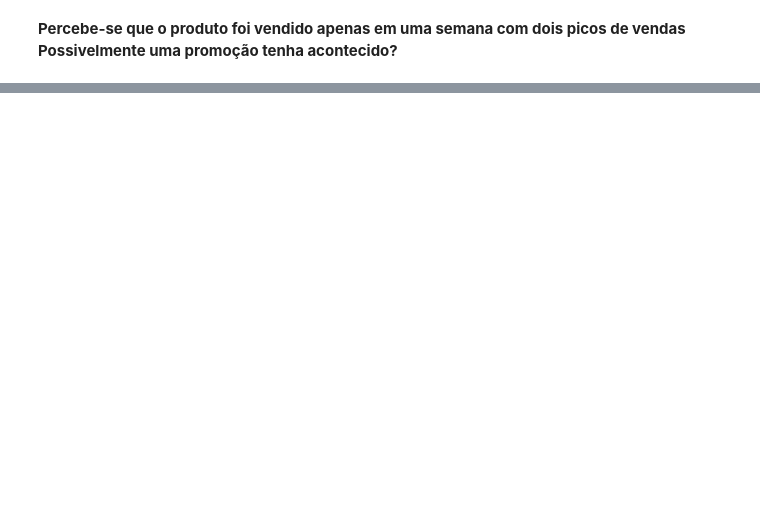
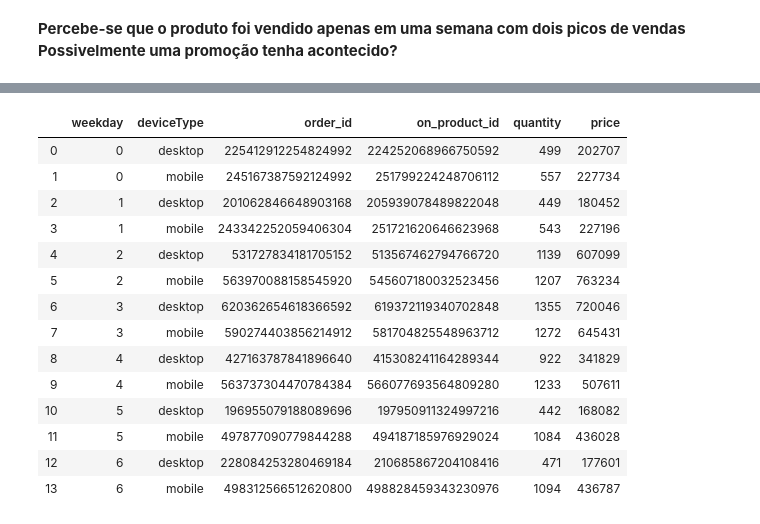
Before and after one commit to vinicvaz/Linx-DataAnalysis, a Jupyter notebook: OnlineDataAnalysis.ipynb, the cells around one changed output, grey strips where cells are left out. Cells and saved outputs as stored; diff of their text form; code cells hidden in the pictures; blank space fills up the shorter version.

```diff
--- a/OnlineDataAnalysis.ipynb
+++ b/OnlineDataAnalysis.ipynb
@@ -295,0 +342,19 @@ plt.savefig('./Images/Top-Sold.jpg', bbox_inches="tight")
+# %%
+weekday_revenue = df.groupby(['weekday','deviceType']).sum().reset_index()
+weekday_revenue
+# %% [output]
+|  | weekday | deviceType | order_id | on_product_id | quantity | price |
+| 0 | 0 | desktop | 225412912254824992 | 224252068966750592 | 499 | 202707 |
+| 1 | 0 | mobile | 245167387592124992 | 251799224248706112 | 557 | 227734 |
+| 2 | 1 | desktop | 201062846648903168 | 205939078489822048 | 449 | 180452 |
+| 3 | 1 | mobile | 243342252059406304 | 251721620646623968 | 543 | 227196 |
+| 4 | 2 | desktop | 531727834181705152 | 513567462794766720 | 1139 | 607099 |
+| 5 | 2 | mobile | 563970088158545920 | 545607180032523456 | 1207 | 763234 |
+| 6 | 3 | desktop | 620362654618366592 | 619372119340702848 | 1355 | 720046 |
+| 7 | 3 | mobile | 590274403856214912 | 581704825548963712 | 1272 | 645431 |
+| 8 | 4 | desktop | 427163787841896640 | 415308241164289344 | 922 | 341829 |
+| 9 | 4 | mobile | 563737304470784384 | 566077693564809280 | 1233 | 507611 |
+| 10 | 5 | desktop | 196955079188089696 | 197950911324997216 | 442 | 168082 |
+| 11 | 5 | mobile | 497877090779844288 | 494187185976929024 | 1084 | 436028 |
+| 12 | 6 | desktop | 228084253280469184 | 210685867204108416 | 471 | 177601 |
+| 13 | 6 | mobile | 498312566512620800 | 498828459343230976 | 1094 | 436787 |
```
Also changed, not shown: parts of 10 cells of this notebook.
